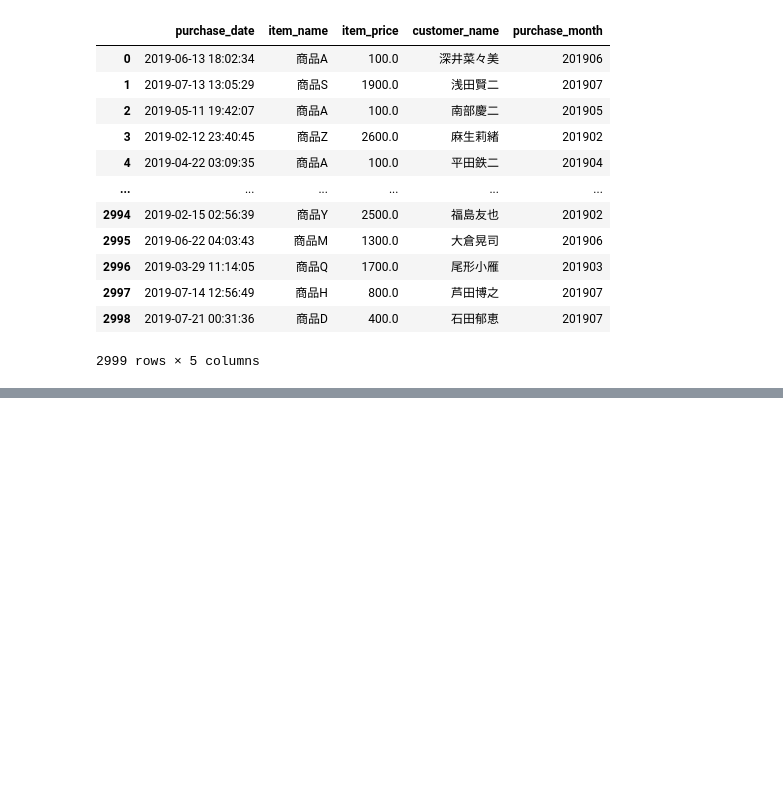
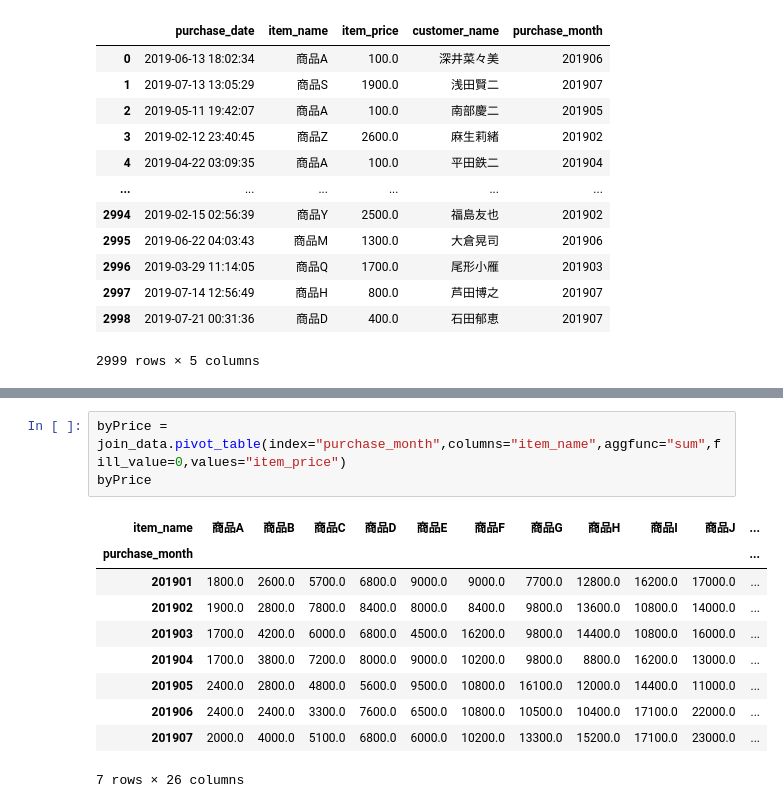
Before and after one commit to okuda-ry/python_samples, a Jupyter notebook: code/100knock/2_shop.ipynb, the cells around one changed output, grey strips where cells are left out. Cells and saved outputs as stored; diff of their text form; blank space fills up the shorter version.

```diff
--- a/code/100knock/2_shop.ipynb
+++ b/code/100knock/2_shop.ipynb
@@ -104,0 +225,14 @@ sales.head(3)
+# %%
+byPrice = join_data.pivot_table(index="purchase_month",columns="item_name",aggfunc="sum",fill_value=0,values="item_price")
+byPrice
+# %% [output]
+| item_name | 商品A | 商品B | 商品C | 商品D | 商品E | 商品F | 商品G | 商品H | 商品I | 商品J | ... |
+| purchase_month |  |  |  |  |  |  |  |  |  |  | ... |
+| 201901 | 1800.0 | 2600.0 | 5700.0 | 6800.0 | 9000.0 | 9000.0 | 7700.0 | 12800.0 | 16200.0 | 17000.0 | ... |
+| 201902 | 1900.0 | 2800.0 | 7800.0 | 8400.0 | 8000.0 | 8400.0 | 9800.0 | 13600.0 | 10800.0 | 14000.0 | ... |
+| 201903 | 1700.0 | 4200.0 | 6000.0 | 6800.0 | 4500.0 | 16200.0 | 9800.0 | 14400.0 | 10800.0 | 16000.0 | ... |
+| 201904 | 1700.0 | 3800.0 | 7200.0 | 8000.0 | 9000.0 | 10200.0 | 9800.0 | 8800.0 | 16200.0 | 13000.0 | ... |
+| 201905 | 2400.0 | 2800.0 | 4800.0 | 5600.0 | 9500.0 | 10800.0 | 16100.0 | 12000.0 | 14400.0 | 11000.0 | ... |
+| 201906 | 2400.0 | 2400.0 | 3300.0 | 7600.0 | 6500.0 | 10800.0 | 10500.0 | 10400.0 | 17100.0 | 22000.0 | ... |
+| 201907 | 2000.0 | 4000.0 | 5100.0 | 6800.0 | 6000.0 | 10200.0 | 13300.0 | 15200.0 | 17100.0 | 23000.0 | ... |
+7 rows × 26 columns
```
Also changed, not shown: parts of 21 cells of this notebook.
